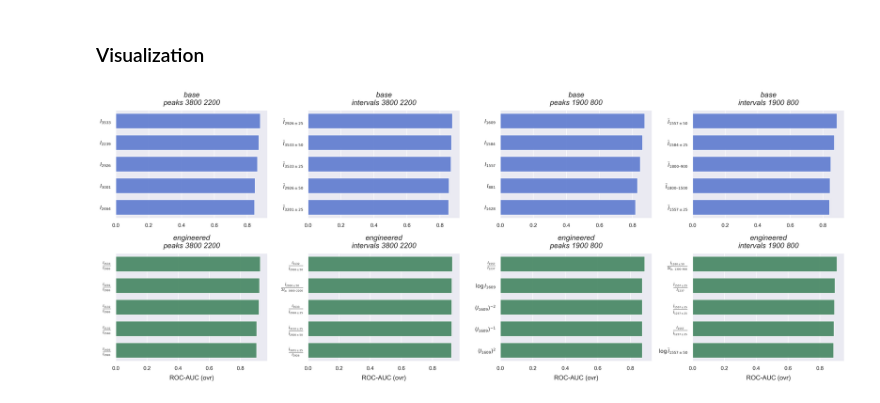
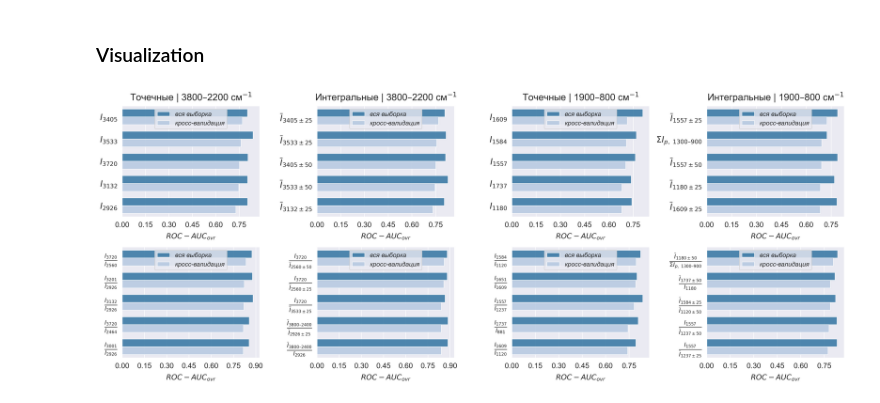
Before and after one commit to Fltvv/go-ftir-sfa, a Jupyter notebook: code/04b_modeling_dt.ipynb, the cells around one changed output. Drawn from its saved outputs; the diff is of its cells as text; code cells hidden in the pictures.

```diff
--- a/code/04b_modeling_dt.ipynb
+++ b/code/04b_modeling_dt.ipynb
@@ -88,7 +107,7 @@ samples_description.head(3)
 ## Base parameters
 # %%
 hue = samples_description['Fraction_grouped_hue'].tolist()
-target = samples_description['Class'].tolist()
+target = samples_description['Class']
 # %%
 type_color_dict = {
     '$0< d \leq 2$': '#2166AC',
@@ -198,15 +310,15 @@ feature_types = [
 ]
 # %%
 PLOT_STYLE = {
-    'TITLE_FONT_SIZE': 14,
-    'TITLE_FONTSTYLE': 'italic',
-    'X_LABEL_FONT_SIZE': 12,
-    'Y_LABEL_FONT_SIZE': 12,
-    'X_TICK_LABEL_FONT_SIZE': 10,
-    'Y_TICK_LABEL_FONT_SIZE': 10,
+    'TITLE_FONT_SIZE': 18,
+    'TITLE_FONTSTYLE': 'normal',
+    'X_LABEL_FONT_SIZE': 14,
+    'Y_LABEL_FONT_SIZE': 14,
+    'X_TICK_LABEL_FONT_SIZE': 14,
+    'Y_TICK_LABEL_FONT_SIZE': 16,
     'X_LABELPAD': 8,
     'Y_LABELPAD': 8,
-    'X_NBINS': 6,
+    'X_NBINS': 8,
     'BAR_WIDTH': 0.7,
     'BAR_ALPHA': 0.85,
     'FIG_DPI': 300,
@@ -216,10 +328,10 @@ PLOT_STYLE = {
     'COLOR_MAP': {
         'base': 'royalblue',
         'engineered': 'seagreen'
-    }
+    },
+    'LEGEND_FONT_SIZE': 12
 }
 # %%
-# feature_types = df_metrics_expanded['feature_type'].unique()
 nrows, ncols = 2, 4
 
 fig, axes = plt.subplots(
@@ -230,48 +342,76 @@ fig, axes = plt.subplots(
 )
 axes = axes.flat
 
 for i, feature_type in enumerate(feature_types):
-    subset = df_metrics_expanded[df_metrics_expanded['Feature_Type'] == feature_type]
-    result_df = subset.sort_values(by='$ROC-AUC_{ovr}$', ascending=False).head(PLOT_STYLE['TOP_N'])
+    subset = of_metrics_expanded_df[of_metrics_expanded_df['Feature_Type'] == feature_type]
+
+    result_df = (
+        subset
+        .sort_values(
+            by=['$ROC-AUC_{ovr}^{CV}$', '$ROC-AUC_{ovr}$'],
+            ascending=[False, False]
+        )
+        .head(PLOT_STYLE['TOP_N'])
+        .copy()
+    )
+
+    result_df = result_df[['Feature', '$ROC-AUC_{ovr}$', '$ROC-AUC_{ovr}^{CV}$']]
+
+    result_df = result_df.melt(id_vars='Feature', var_name='Type', value_name='ROC-AUC')
+    result_df['Type'] = result_df['Type'].map({
+        '$ROC-AUC_{ovr}$': 'вся выборка',
+        '$ROC-AUC_{ovr}^{CV}$': 'кросс-валидация'
+    })
 
     kind = 'engineered' if 'engineered' in feature_type else 'base'
     color = PLOT_STYLE['COLOR_MAP'][kind]
 
     ax = axes[i]
+
     sns.barplot(
         data=result_df,
-        x='$ROC-AUC_{ovr}$',
+        x='ROC-AUC',
         y='Feature',
+        hue='Type',
         ax=ax,
-        color=color,
+        palette=['#1f77b4', '#aec7e8'],
         width=PLOT_STYLE['BAR_WIDTH'],
         alpha=PLOT_STYLE['BAR_ALPHA']
     )
 
-    title = feature_type.replace('_features_', '\n').replace('_', ' ')
-    ax.set_title(
-        title,
-        fontsize=PLOT_STYLE['TITLE_FONT_SIZE'],
-        fontstyle=PLOT_STYLE['TITLE_FONTSTYLE'],
-        pad=10
-    )
+    if i < 4:
+        label = 'Точечные' if 'peaks' in feature_type else 'Интегральные'
+        a, b = [s for s in feature_type.split('_') if s.isdigit()][-2:]
+        title = f'{label} | {a}–{b} см$^{{-1}}$'
 
-    if i >= 4:
-        ax.set_xlabel('ROC-AUC (ovr)', fontsize=PLOT_STYLE['X_LABEL_FONT_SIZE'], labelpad=PLOT_STYLE['X_LABELPAD'])
-    else:
-        ax.set_xlabel('')
+        ax.set_title(
+            title,
+            fontsize=PLOT_STYLE['TITLE_FONT_SIZE'],
+            fontstyle=PLOT_STYLE['TITLE_FONTSTYLE'],
+            pad=10
+        )
+
+    ax.set_xlabel('$ROC-AUC_{ovr}$', fontsize=PLOT_STYLE['X_LABEL_FONT_SIZE'], labelpad=PLOT_STYLE['X_LABELPAD'])
 
     ax.set_ylabel('', fontsize=PLOT_STYLE['Y_LABEL_FONT_SIZE'], labelpad=PLOT_STYLE['Y_LABELPAD'])
+
     ax.tick_params(axis='x', labelsize=PLOT_STYLE['X_TICK_LABEL_FONT_SIZE'])
     ax.tick_params(axis='y', labelsize=PLOT_STYLE['Y_TICK_LABEL_FONT_SIZE'])
+
     ax.xaxis.set_major_locator(ticker.MaxNLocator(nbins=PLOT_STYLE['X_NBINS']))
 
-# Удалим лишние оси
+    legend = ax.legend(loc='upper center', fontsize=PLOT_STYLE['LEGEND_FONT_SIZE'], frameon=True)
+    for text in legend.get_texts():
+        text.set_fontstyle('italic')
+
+
 for j in range(i + 1, len(axes)):
     fig.delaxes(axes[j])
 
 plt.tight_layout()
-# plt.savefig(f'{path_to_save}/roc_auc_barplots.png', dpi=600)
+
+# plt.savefig(f'{path_to_save}/of_roc_auc_barplots.png', dpi=600)
+
 plt.show()
 # %% [output]
-[figure, old version]
+[figure, new version]
```
Also changed, not shown: parts of 114 cells of this notebook, 12 other files.
